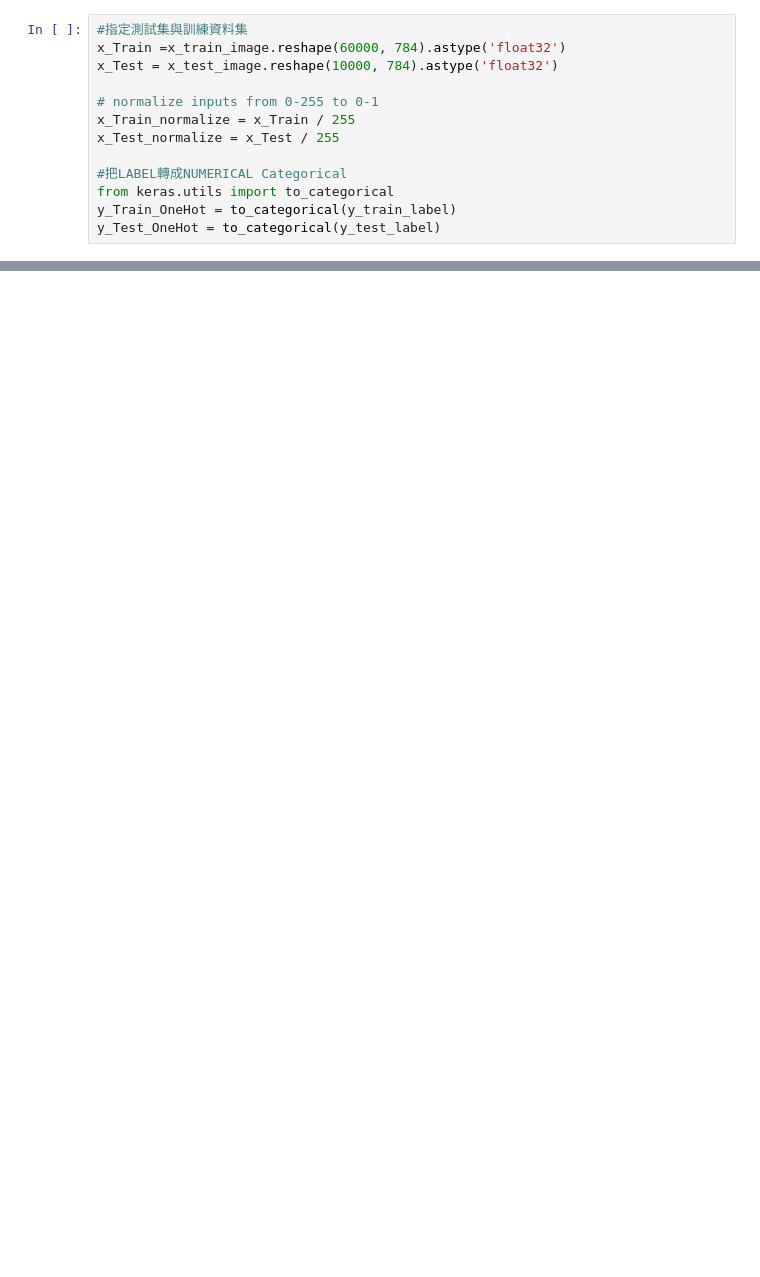
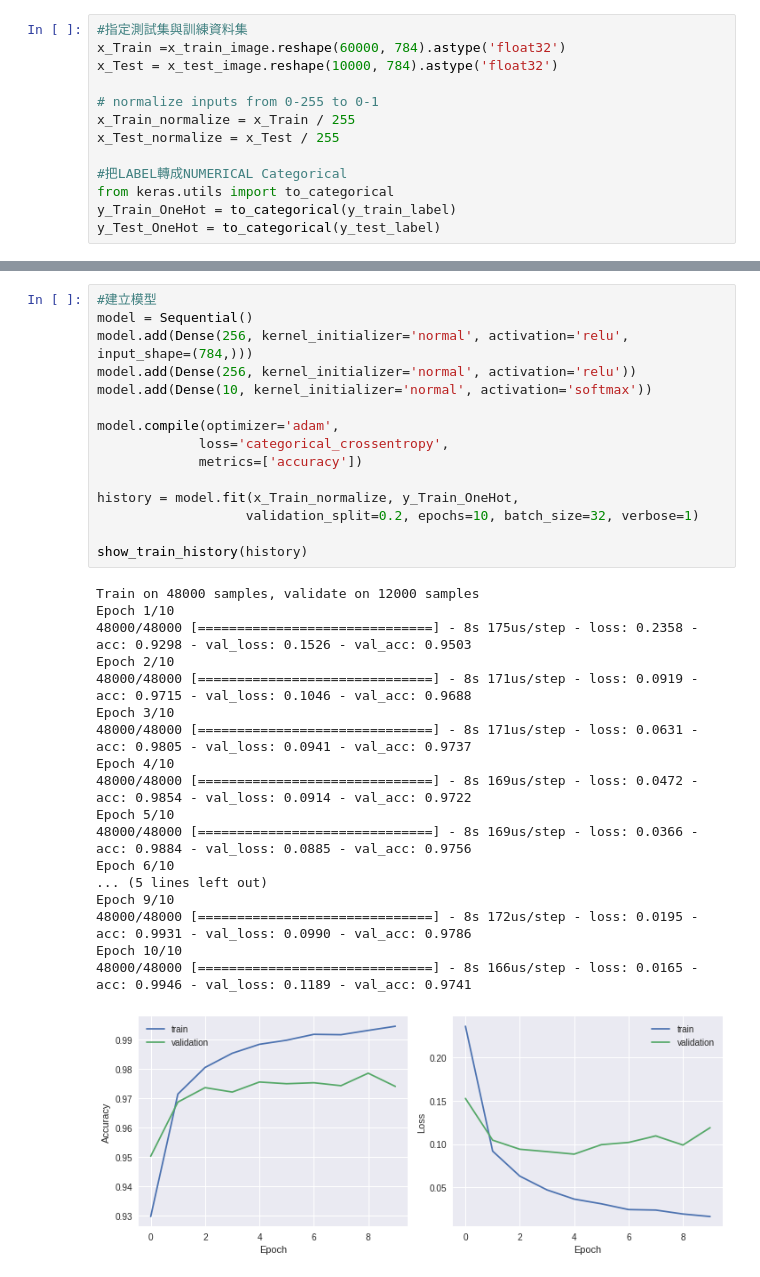
Before and after one commit to d823944/ML100Days-old-, a Jupyter notebook: Homework/Day70-Keras_Mnist_MLP_h256_HW.ipynb, the cells around one changed output, grey strips where cells are left out. Saved outputs shown, nothing was run; the diff lists cells and outputs as text; blank space fills up the shorter version.

```diff
--- a/Homework/Day70-Keras_Mnist_MLP_h256_HW.ipynb
+++ b/Homework/Day70-Keras_Mnist_MLP_h256_HW.ipynb
@@ -81,0 +79,34 @@ show_train_history(history)
+# %%
+#建立模型
+model = Sequential()
+model.add(Dense(256, kernel_initializer='normal', activation='relu', input_shape=(784,)))
+model.add(Dense(256, kernel_initializer='normal', activation='relu'))
+model.add(Dense(10, kernel_initializer='normal', activation='softmax'))
+
+model.compile(optimizer='adam',
+             loss='categorical_crossentropy',
+             metrics=['accuracy'])
+
+history = model.fit(x_Train_normalize, y_Train_OneHot,
+                   validation_split=0.2, epochs=10, batch_size=32, verbose=1)
+
+show_train_history(history)
+# %% [output]
+Train on 48000 samples, validate on 12000 samples
+Epoch 1/10
+48000/48000 [==============================] - 8s 175us/step - loss: 0.2358 - acc: 0.9298 - val_loss: 0.1526 - val_acc: 0.9503
+Epoch 2/10
+48000/48000 [==============================] - 8s 171us/step - loss: 0.0919 - acc: 0.9715 - val_loss: 0.1046 - val_acc: 0.9688
+Epoch 3/10
+48000/48000 [==============================] - 8s 171us/step - loss: 0.0631 - acc: 0.9805 - val_loss: 0.0941 - val_acc: 0.9737
+Epoch 4/10
+48000/48000 [==============================] - 8s 169us/step - loss: 0.0472 - acc: 0.9854 - val_loss: 0.0914 - val_acc: 0.9722
+Epoch 5/10
+48000/48000 [==============================] - 8s 169us/step - loss: 0.0366 - acc: 0.9884 - val_loss: 0.0885 - val_acc: 0.9756
+Epoch 6/10
+... (5 lines left out)
+Epoch 9/10
+48000/48000 [==============================] - 8s 172us/step - loss: 0.0195 - acc: 0.9931 - val_loss: 0.0990 - val_acc: 0.9786
+Epoch 10/10
+48000/48000 [==============================] - 8s 166us/step - loss: 0.0165 - acc: 0.9946 - val_loss: 0.1189 - val_acc: 0.9741
+[figure, added]
```
Also changed, not shown: parts of 4 cells of this notebook.
